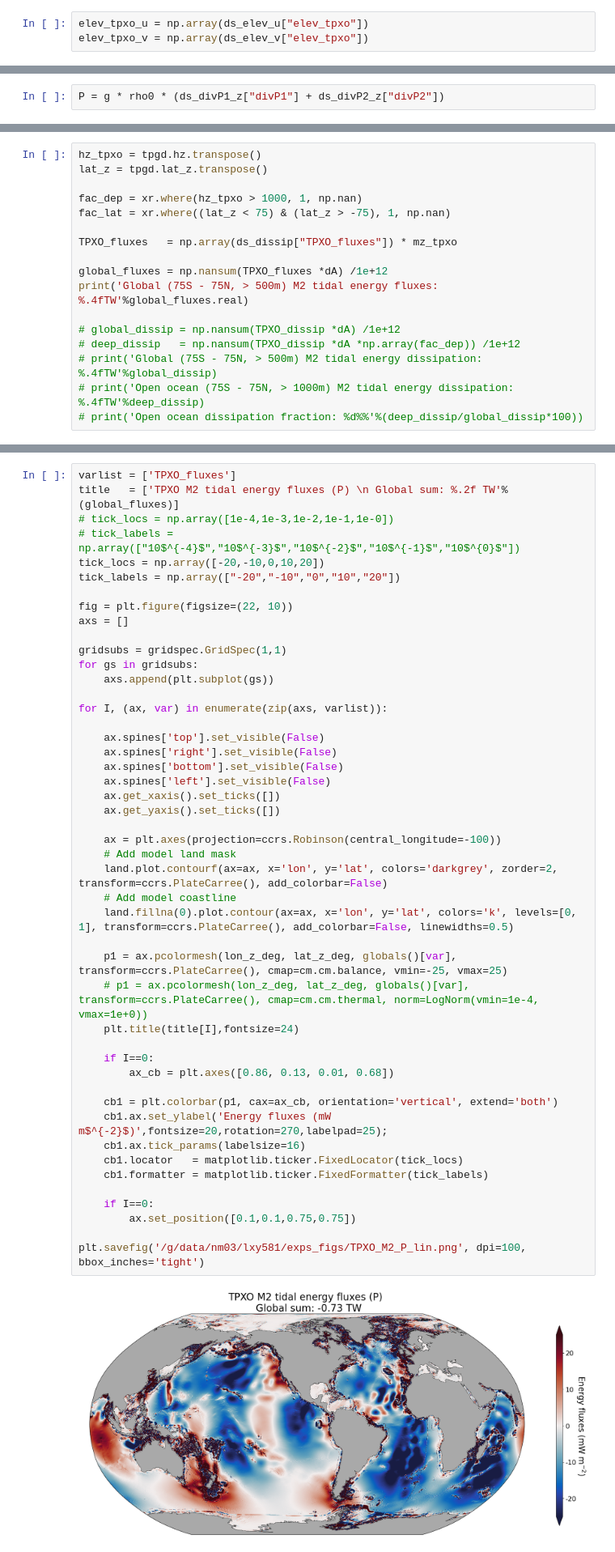
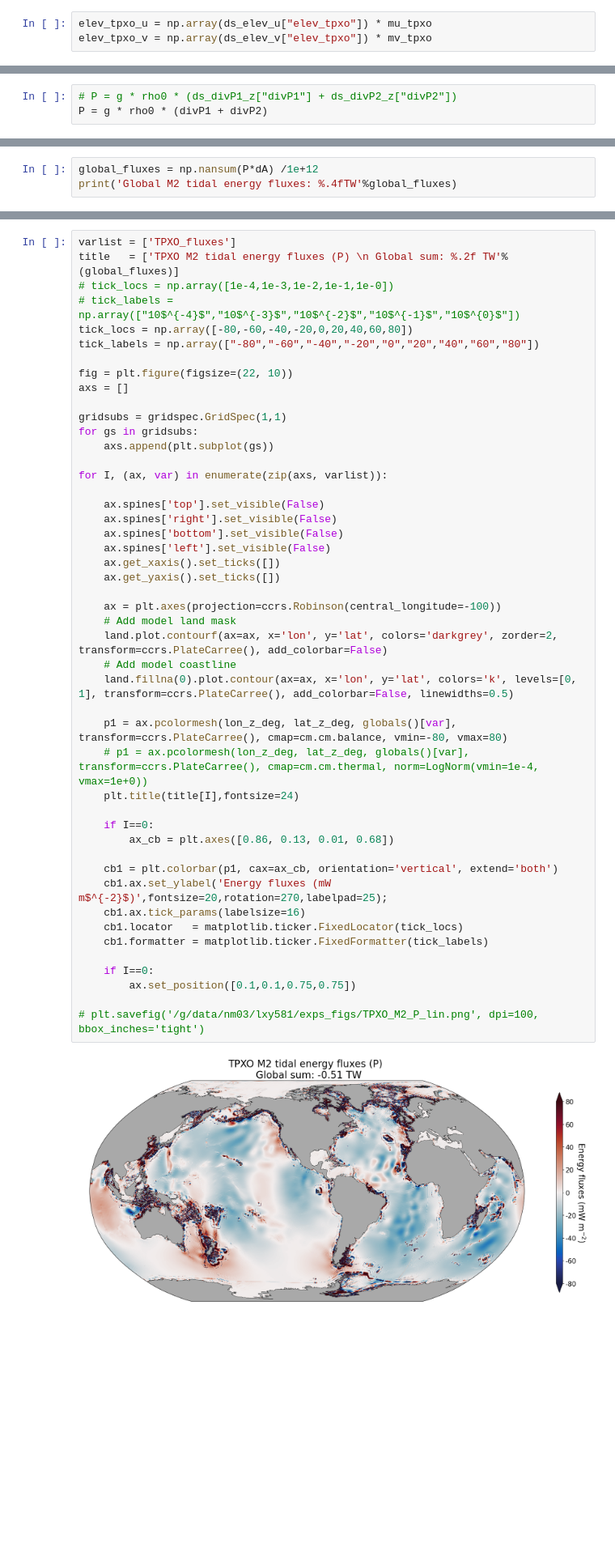
Before and after one commit to luweiyang/MOM6_global_tide_only, a Jupyter notebook: evaluate/calculate_energy_dissip_TPXO_M2_P.ipynb, the cells around one changed output, grey strips where cells are left out. Shown at 81% size. Saved outputs shown, nothing was run; the diff lists cells and outputs as text; blank space fills up the shorter version.

Commit message:
TPXO M2 tidal energy fluxes (P)

```diff
--- a/evaluate/calculate_energy_dissip_TPXO_M2_P.ipynb
+++ b/evaluate/calculate_energy_dissip_TPXO_M2_P.ipynb
@@ -108,3 +122,3 @@ Execution time: 224.5 seconds!
 # %%
-elev_tpxo_u = np.array(ds_elev_u["elev_tpxo"])
-elev_tpxo_v = np.array(ds_elev_v["elev_tpxo"])
+elev_tpxo_u = np.array(ds_elev_u["elev_tpxo"]) * mu_tpxo
+elev_tpxo_v = np.array(ds_elev_v["elev_tpxo"]) * mv_tpxo
@@ -143,5 +193,6 @@ Execution time: 136.3 seconds!
 # %%
-P = g * rho0 * (ds_divP1_z["divP1"] + ds_divP2_z["divP2"])
+# P = g * rho0 * (ds_divP1_z["divP1"] + ds_divP2_z["divP2"])
+P = g * rho0 * (divP1 + divP2)
 # %%
 dlat = np.full((ny.size,nx.size),np.nan)
 dlon = np.full((ny.size,nx.size),np.nan)
@@ -154,3 +205,6 @@ lat_z = np.array(tpgd.lat_z.transpose())/180 *np.pi
 dA = radius**2 * np.cos(lat_z) * (-dlat) * dlon * mz_tpxo
 # fac_lat = xr.where((lat_z < 75) & (lat_z > -75), 1, np.nan)
 # dA = dA * fac_lat
+# %%
+global_fluxes = np.nansum(P*dA) /1e+12
+print('Global M2 tidal energy fluxes: %.4fTW'%global_fluxes)
@@ -164,20 +220,3 @@ ds_dissip = xr.Dataset(data_vars={
                                  },
                        coords={"lon": (('ny', 'nx'), np.rad2deg(lon_z)),
                                "lat": (('ny', 'nx'), np.rad2deg(lat_z))})
-# %%
-hz_tpxo = tpgd.hz.transpose()
-lat_z = tpgd.lat_z.transpose()
-
-fac_dep = xr.where(hz_tpxo > 1000, 1, np.nan)
-fac_lat = xr.where((lat_z < 75) & (lat_z > -75), 1, np.nan)
-
-TPXO_fluxes   = np.array(ds_dissip["TPXO_fluxes"]) * mz_tpxo
-
-global_fluxes = np.nansum(TPXO_fluxes *dA) /1e+12
-print('Global (75S - 75N, > 500m) M2 tidal energy fluxes: %.4fTW'%global_fluxes.real)
-
-# global_dissip = np.nansum(TPXO_dissip *dA) /1e+12
-# deep_dissip   = np.nansum(TPXO_dissip *dA *np.array(fac_dep)) /1e+12
-# print('Global (75S - 75N, > 500m) M2 tidal energy dissipation: %.4fTW'%global_dissip)
-# print('Open ocean (75S - 75N, > 1000m) M2 tidal energy dissipation: %.4fTW'%deep_dissip)
-# print('Open ocean dissipation fraction: %d%%'%(deep_dissip/global_dissip*100))
@@ -205,8 +242,8 @@ varlist = ['TPXO_fluxes']
 title   = ['TPXO M2 tidal energy fluxes (P) \n Global sum: %.2f TW'%(global_fluxes)]
 # tick_locs = np.array([1e-4,1e-3,1e-2,1e-1,1e-0])
 # tick_labels = np.array(["10$^{-4}$","10$^{-3}$","10$^{-2}$","10$^{-1}$","10$^{0}$"])
-tick_locs = np.array([-20,-10,0,10,20])
-tick_labels = np.array(["-20","-10","0","10","20"])
+tick_locs = np.array([-80,-60,-40,-20,0,20,40,60,80])
+tick_labels = np.array(["-80","-60","-40","-20","0","20","40","60","80"])
 
 fig = plt.figure(figsize=(22, 10))
 axs = []
@@ -219,33 +256,33 @@ for I, (ax, var) in enumerate(zip(axs, varlist)):
 
     ax.spines['top'].set_visible(False)
     ax.spines['right'].set_visible(False)
     ax.spines['bottom'].set_visible(False)
     ax.spines['left'].set_visible(False)
     ax.get_xaxis().set_ticks([])
     ax.get_yaxis().set_ticks([])
 
     ax = plt.axes(projection=ccrs.Robinson(central_longitude=-100))
     # Add model land mask
     land.plot.contourf(ax=ax, x='lon', y='lat', colors='darkgrey', zorder=2, transform=ccrs.PlateCarree(), add_colorbar=False)
     # Add model coastline
     land.fillna(0).plot.contour(ax=ax, x='lon', y='lat', colors='k', levels=[0, 1], transform=ccrs.PlateCarree(), add_colorbar=False, linewidths=0.5)
 
-    p1 = ax.pcolormesh(lon_z_deg, lat_z_deg, globals()[var], transform=ccrs.PlateCarree(), cmap=cm.cm.balance, vmin=-25, vmax=25)
+    p1 = ax.pcolormesh(lon_z_deg, lat_z_deg, globals()[var], transform=ccrs.PlateCarree(), cmap=cm.cm.balance, vmin=-80, vmax=80)
     # p1 = ax.pcolormesh(lon_z_deg, lat_z_deg, globals()[var], transform=ccrs.PlateCarree(), cmap=cm.cm.thermal, norm=LogNorm(vmin=1e-4, vmax=1e+0))
     plt.title(title[I],fontsize=24)
 
     if I==0:
         ax_cb = plt.axes([0.86, 0.13, 0.01, 0.68])
 
     cb1 = plt.colorbar(p1, cax=ax_cb, orientation='vertical', extend='both')
     cb1.ax.set_ylabel('Energy fluxes (mW m$^{-2}$)',fontsize=20,rotation=270,labelpad=25);
     cb1.ax.tick_params(labelsize=16)
     cb1.locator   = matplotlib.ticker.FixedLocator(tick_locs)
     cb1.formatter = matplotlib.ticker.FixedFormatter(tick_labels)
 
     if I==0:
         ax.set_position([0.1,0.1,0.75,0.75])
 
-plt.savefig('/g/data/nm03/lxy581/exps_figs/TPXO_M2_P_lin.png', dpi=100, bbox_inches='tight')
+# plt.savefig('/g/data/nm03/lxy581/exps_figs/TPXO_M2_P_lin.png', dpi=100, bbox_inches='tight')
 # %% [output]
-[figure, old version]
+[figure, new version]
```
Also changed, not shown: parts of 12 cells of this notebook.
